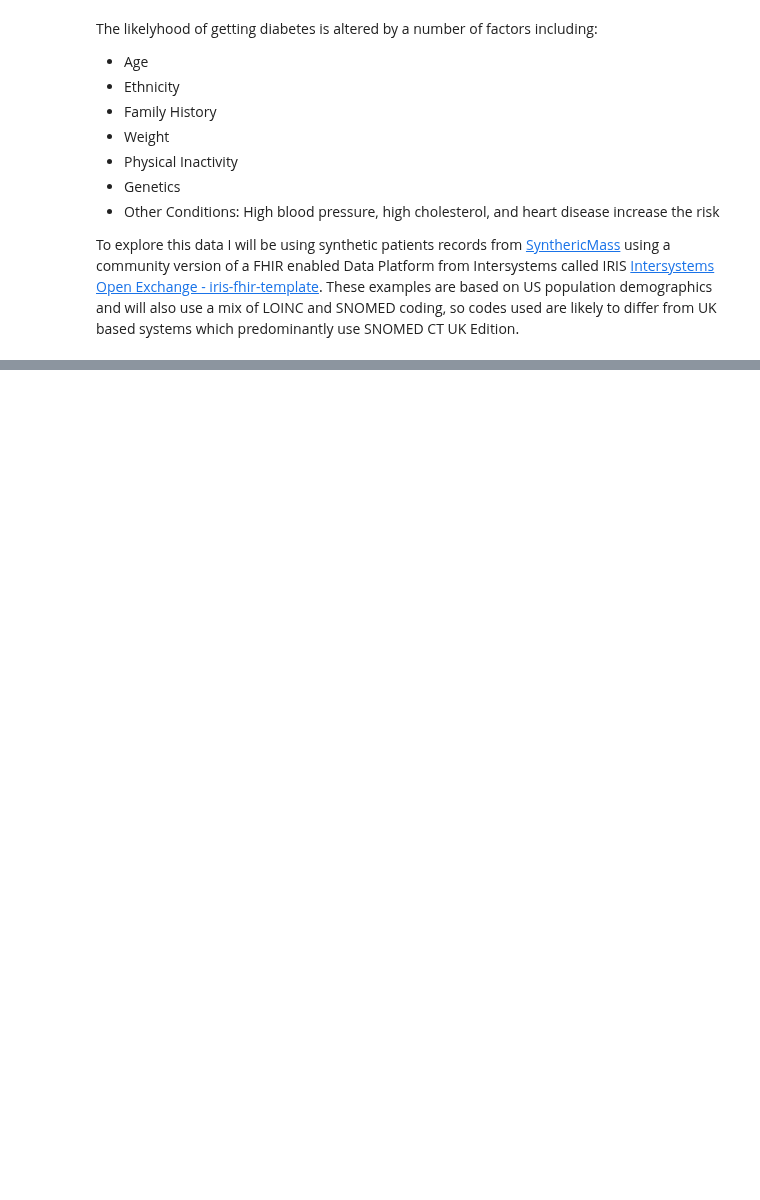
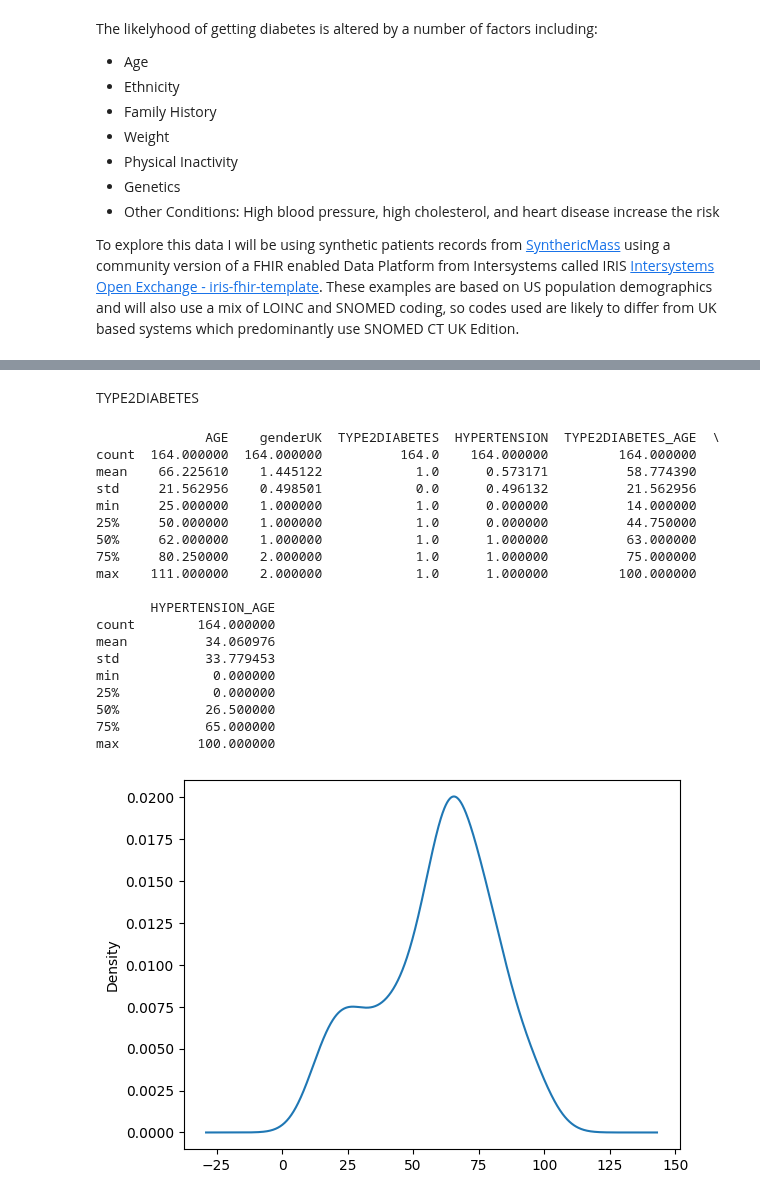
Before and after one commit to Virtually-Healthcare/data-engineering-examples, a Jupyter notebook: Diabetes.ipynb, the cells around one changed output, grey strips where cells are left out. Cells and saved outputs as stored; diff of their text form; code cells hidden in the pictures; blank space fills up the shorter version.

Commit message:
Diabetes

```diff
--- a/Diabetes.ipynb
+++ b/Diabetes.ipynb
@@ -82,0 +102,28 @@ Name: AGE, dtype: object
+# %% [markdown]
+TYPE2DIABETES
+# %%
+dfDiabetes = df[df.TYPE2DIABETES == 1].copy()
+dfDiabetes.groupby('TYPE2DIABETES').TYPE2DIABETES_AGE.plot(kind='kde')
+
+print(dfDiabetes.describe())
+# %% [output]
+              AGE    genderUK  TYPE2DIABETES  HYPERTENSION  TYPE2DIABETES_AGE  \
+count  164.000000  164.000000          164.0    164.000000         164.000000
+mean    66.225610    1.445122            1.0      0.573171          58.774390
+std     21.562956    0.498501            0.0      0.496132          21.562956
+min     25.000000    1.000000            1.0      0.000000          14.000000
+25%     50.000000    1.000000            1.0      0.000000          44.750000
+50%     62.000000    1.000000            1.0      1.000000          63.000000
+75%     80.250000    2.000000            1.0      1.000000          75.000000
+max    111.000000    2.000000            1.0      1.000000         100.000000
+
+       HYPERTENSION_AGE
+count        164.000000
+mean          34.060976
+std           33.779453
+min            0.000000
+25%            0.000000
+50%           26.500000
+75%           65.000000
+max          100.000000
+[figure, added]
```
Also changed, not shown: parts of 5 cells of this notebook.
